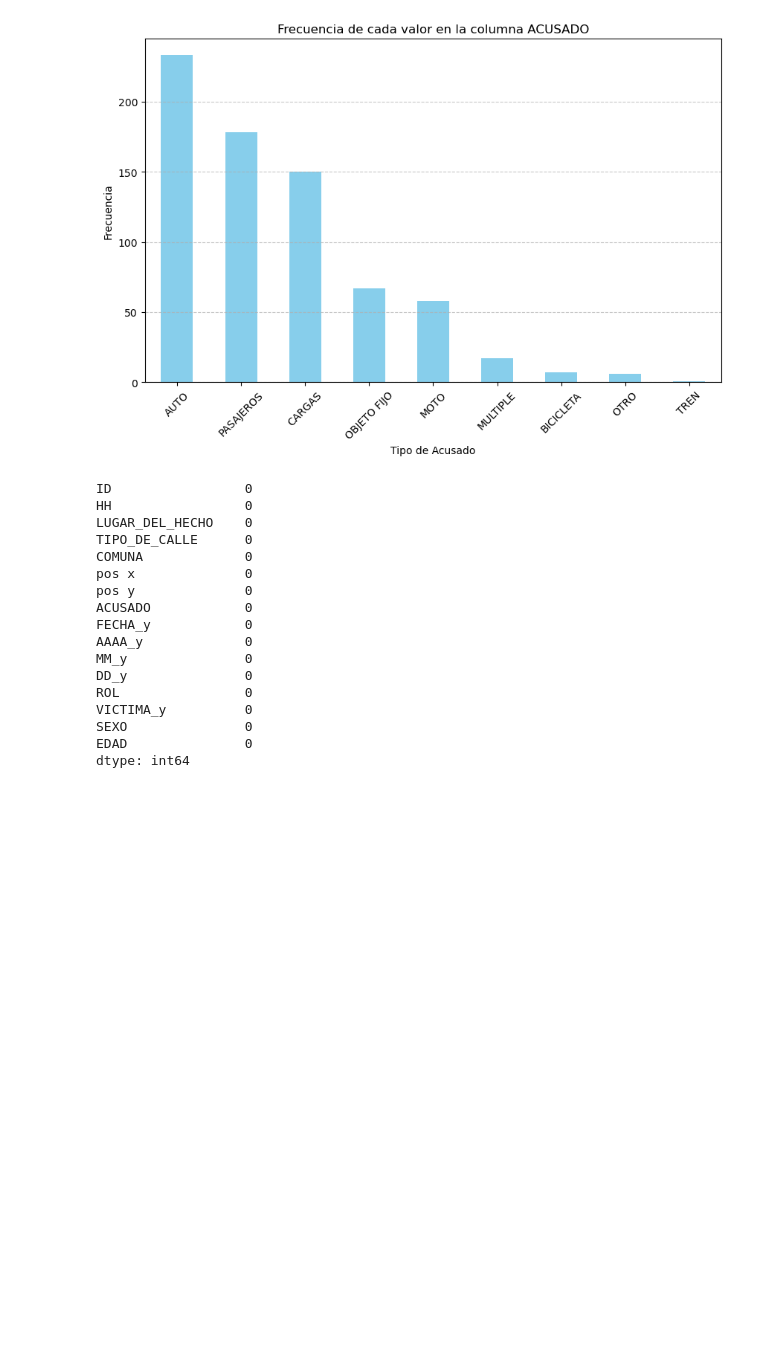
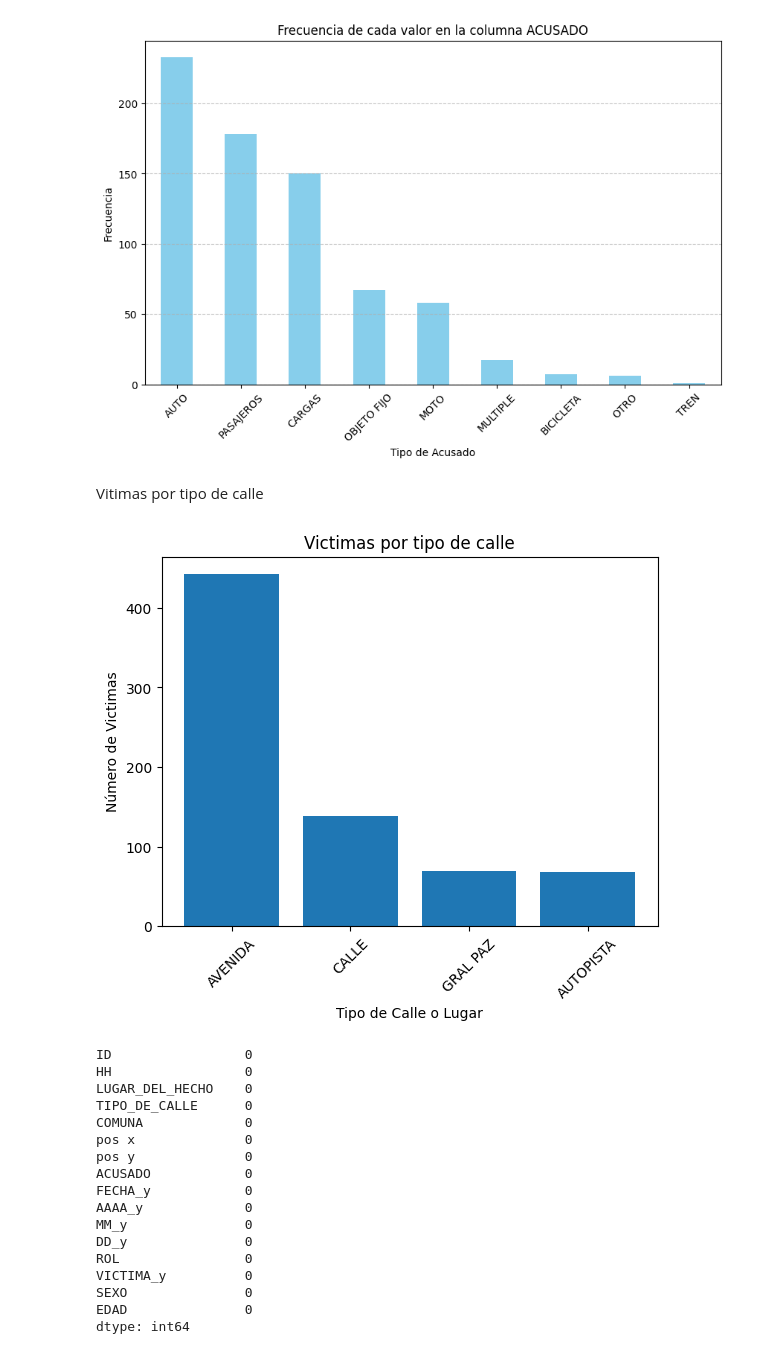
Before and after one commit to AngelMariscal01/PI.2, a Jupyter notebook: EDA.ipynb, the cells around one changed output. Saved outputs shown, nothing was run; the diff lists cells and outputs as text; code cells hidden in the pictures; blank space fills up the shorter version.

```diff
--- a/EDA.ipynb
+++ b/EDA.ipynb
@@ -511,6 +533,21 @@ plt.grid(axis='y', linestyle='--', alpha=0.7)
 plt.show()
 # %% [output]
 [figure]
+# %% [markdown]
+Vitimas por tipo de calle
+# %%
+# Contar el número de muertes por tipo de vehículo o situación
+tipo_calle = merged_df['TIPO_DE_CALLE'].value_counts()
+
+# Crear el gráfico de barras
+plt.bar(tipo_calle.index, tipo_calle.values)
+plt.xlabel('Tipo de Calle o Lugar')
+plt.ylabel('Número de Victimas')
+plt.title('Victimas por tipo de calle')
+plt.xticks(rotation=45)  # Rotar las etiquetas del eje x para mayor legibilidad
+plt.show()
+# %% [output]
+[figure, added]
 # %%
 merged_df.isnull().sum()
 # %% [output]
```
Also changed, not shown: parts of 39 cells of this notebook, 3 other files.
